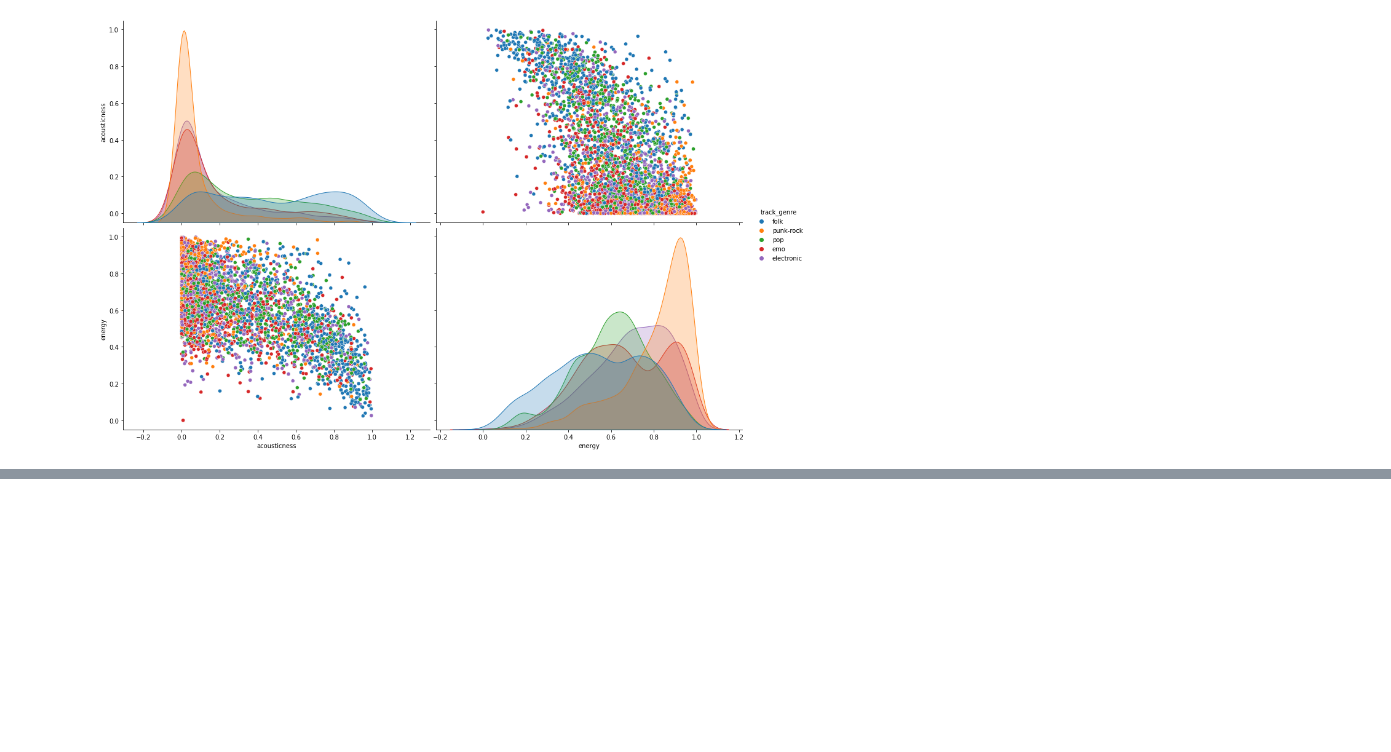
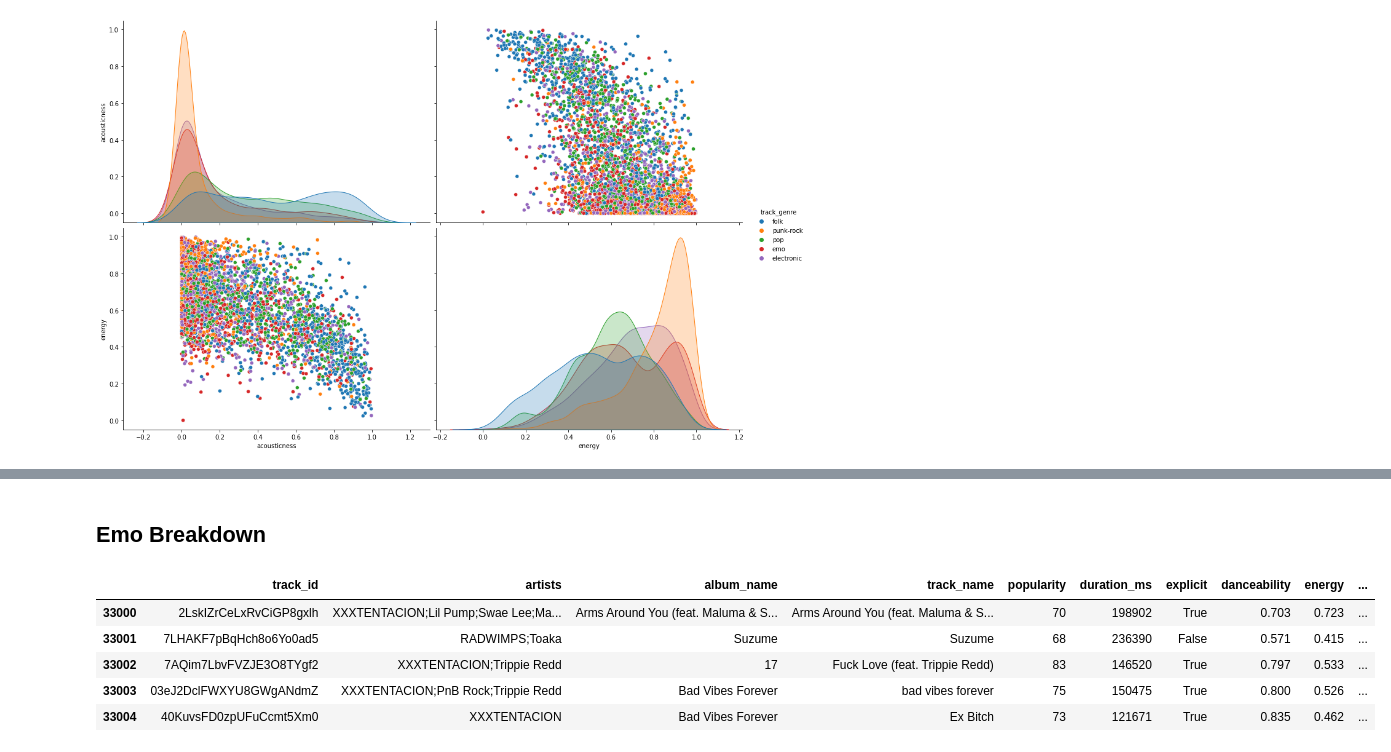
Before and after one commit to JonLar1/Spotify_Tracks_EDA, a Jupyter notebook: notebooks/spotify_eda.ipynb, the cells around one changed output, grey strips where cells are left out. Saved outputs shown, nothing was run; the diff lists cells and outputs as text; code cells hidden in the pictures; blank space fills up the shorter version.

```diff
--- a/notebooks/spotify_eda.ipynb
+++ b/notebooks/spotify_eda.ipynb
@@ -258,0 +285,12 @@ sns.pairplot(df_sample[['acousticness','energy','track_genre']], height=5, aspec
+# %% [markdown]
+## Emo Breakdown
+# %%
+emo_df = df[df['track_genre'] == 'emo']
+emo_df.head()
+# %% [output]
+|  | track_id | artists | album_name | track_name | popularity | duration_ms | explicit | danceability | energy | ... |
+| 33000 | 2LskIZrCeLxRvCiGP8gxlh | XXXTENTACION;Lil Pump;Swae Lee;Ma... | Arms Around You (feat. Maluma & S... | Arms Around You (feat. Maluma & S... | 70 | 198902 | True | 0.703 | 0.723 | ... |
+| 33001 | 7LHAKF7pBqHch8o6Yo0ad5 | RADWIMPS;Toaka | Suzume | Suzume | 68 | 236390 | False | 0.571 | 0.415 | ... |
+| 33002 | 7AQim7LbvFVZJE3O8TYgf2 | XXXTENTACION;Trippie Redd | 17 | Fuck Love (feat. Trippie Redd) | 83 | 146520 | True | 0.797 | 0.533 | ... |
+| 33003 | 03eJ2DclFWXYU8GWgANdmZ | XXXTENTACION;PnB Rock;Trippie Redd | Bad Vibes Forever | bad vibes forever | 75 | 150475 | True | 0.800 | 0.526 | ... |
+| 33004 | 40KuvsFD0zpUFuCcmt5Xm0 | XXXTENTACION | Bad Vibes Forever | Ex Bitch | 73 | 121671 | True | 0.835 | 0.462 | ... |
```
Also changed, not shown: parts of 8 cells of this notebook.
